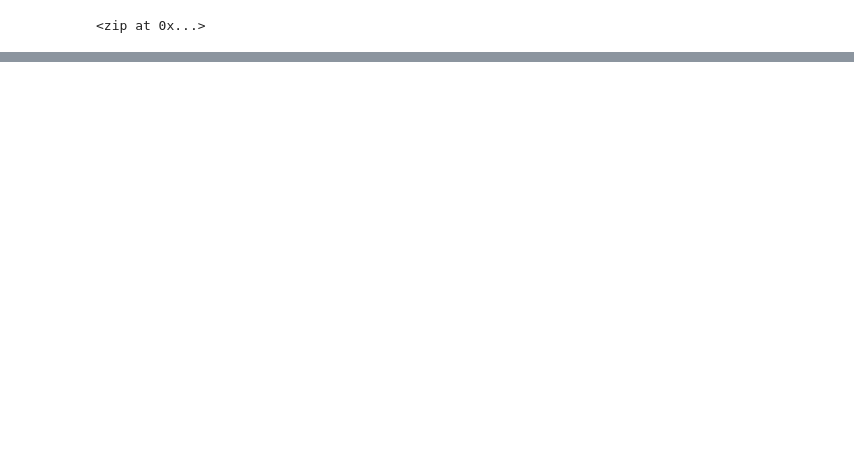
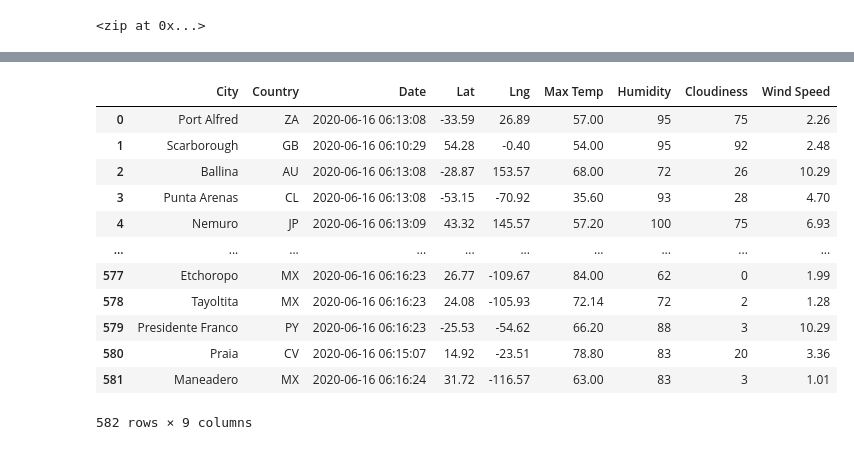
Before and after one commit to kpineda21/World_Weather_Analysis, a Jupyter notebook: WeatherPy.ipynb, the cells around one changed output, grey strips where cells are left out. Drawn from its saved outputs; the diff is of its cells as text; code cells hidden in the pictures; blank space fills up the shorter version.

Commit message:
modifying .gitignore and adding WeatherPy file.

```diff
--- a/WeatherPy.ipynb
+++ b/WeatherPy.ipynb
@@ -76,0 +86,4 @@ len(cities)
+# %%
+# Starting URL for Weather Map API Call.
+url = "http://api.openweathermap.org/data/2.5/weather?units=Imperial&APPID=" + weather_api_key
+print(url)
@@ -76,0 +92,4 @@ len(cities)
+# %%
+# Create an endpoint URL for a city.
+city_url = url + "&q=" + "Boston"
+print(city_url)
@@ -76,0 +192,4 @@ len(cities)
+# %%
+# Convert the array of dictionaries to a Pandas DataFrame.
+city_data_df = pd.DataFrame(city_data)
+city_data_df.head(10)
@@ -76,0 +208,19 @@ len(cities)
+# %%
+new_column_order = ["City","Country", "Date", "Lat", "Lng", "Max Temp", "Humidity", "Cloudiness", "Wind Speed"]
+city_data_df = city_data_df[new_column_order]
+# %%
+city_data_df
+# %% [output]
+|  | City | Country | Date | Lat | Lng | Max Temp | Humidity | Cloudiness | Wind Speed |
+| 0 | Port Alfred | ZA | 2020-06-16 06:13:08 | -33.59 | 26.89 | 57.00 | 95 | 75 | 2.26 |
+| 1 | Scarborough | GB | 2020-06-16 06:10:29 | 54.28 | -0.40 | 54.00 | 95 | 92 | 2.48 |
+| 2 | Ballina | AU | 2020-06-16 06:13:08 | -28.87 | 153.57 | 68.00 | 72 | 26 | 10.29 |
+| 3 | Punta Arenas | CL | 2020-06-16 06:13:08 | -53.15 | -70.92 | 35.60 | 93 | 28 | 4.70 |
+| 4 | Nemuro | JP | 2020-06-16 06:13:09 | 43.32 | 145.57 | 57.20 | 100 | 75 | 6.93 |
+| ... | ... | ... | ... | ... | ... | ... | ... | ... | ... |
+| 577 | Etchoropo | MX | 2020-06-16 06:16:23 | 26.77 | -109.67 | 84.00 | 62 | 0 | 1.99 |
+| 578 | Tayoltita | MX | 2020-06-16 06:16:23 | 24.08 | -105.93 | 72.14 | 72 | 2 | 1.28 |
+| 579 | Presidente Franco | PY | 2020-06-16 06:16:23 | -25.53 | -54.62 | 66.20 | 88 | 3 | 10.29 |
+| 580 | Praia | CV | 2020-06-16 06:15:07 | 14.92 | -23.51 | 78.80 | 83 | 20 | 3.36 |
+| 581 | Maneadero | MX | 2020-06-16 06:16:24 | 31.72 | -116.57 | 63.00 | 83 | 3 | 1.01 |
+582 rows × 9 columns
```
Also changed, not shown: parts of 11 cells of this notebook, 4 other files.
